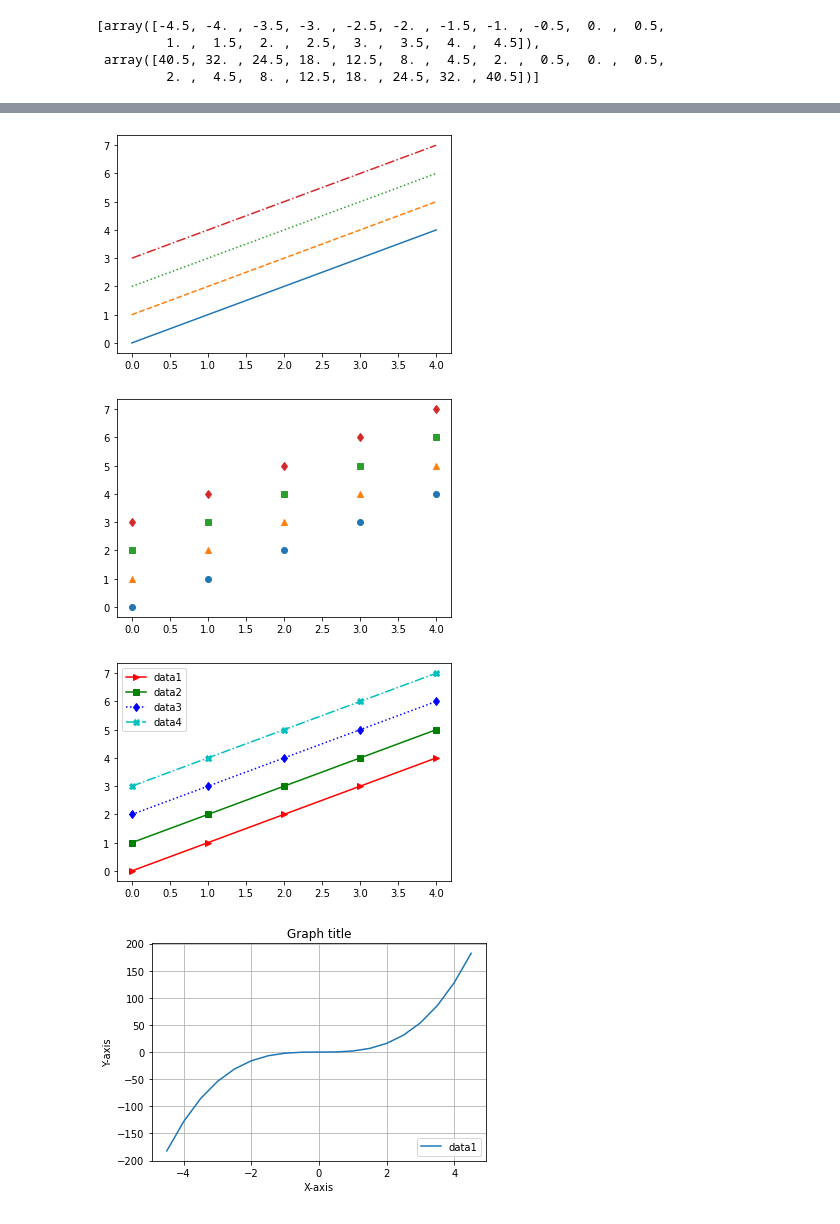
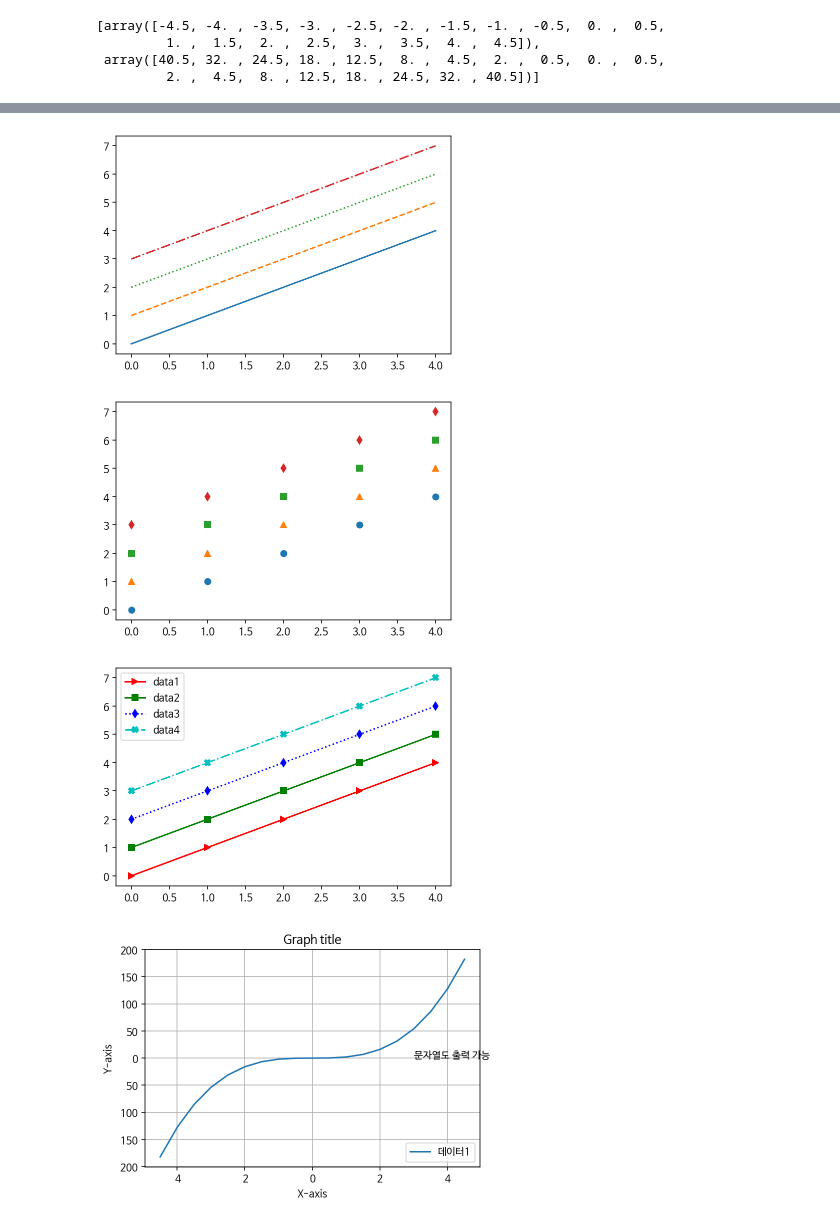
Before and after one commit to kim-hyun-ho/study, a Jupyter notebook: 시각화.ipynb, the cells around one changed output, grey strips where cells are left out. Drawn from its saved outputs; the diff is of its cells as text; code cells hidden in the pictures.

```diff
--- a/시각화.ipynb
+++ b/시각화.ipynb
@@ -4,0 +3,16 @@ import matplotlib.pyplot as plt
+# %%
+import matplotlib as mpl
+import matplotlib.pyplot as plt
+import warnings
+warnings.filterwarnings(action='ignore')
+
+%config InlineBackend.figure_format = 'retina'
+%matplotlib inline
+
+!apt -qq -y install fonts-nanum
+
+import matplotlib.font_manager as fm
+fontpath = '/usr/share/fonts/truetype/nanum/NanumBarunGothic.ttf'
+font = fm.FontProperties(fname=fontpath, size=9)
+plt.rc('font', family='NanumBarunGothic')
+mpl.font_manager._rebuild()
@@ -136,29 +156,30 @@ plt.show()
 plt.plot(x,y1,'-',x,y2,'--',x,y3,':',x,y4,'-.')
 plt.show()
 # %% [output]
-[figure, old version]
+[figure, new version]
 # %%
 plt.plot(x,y1,'o',x,y2,'^',x,y3,'s',x,y4,'d') #s: square 사각형 , d: diamond 모양
 plt.show()
 # %% [output]
-[figure, old version]
+[figure, new version]
 # %%
 plt.plot(x,y1,'>-r',x,y2,'s-g',x,y3,'d:b',x,y4,'-.Xc') #혼합지정
 plt.legend(['data1','data2','data3','data4'])#범례
 plt.show()
 # %% [output]
-[figure, old version]
+[figure, new version]
 # %%
 #라벨,제목,격자,범례,문자열 표시
 x=np.arange(-4.5,5,0.5)
 y=2*x**3
 plt.plot(x,y)
 plt.xlabel('X-axis')
 plt.ylabel('Y-axis')
 plt.title('Graph title')
 # plt.grid(True)
 plt.grid() #위와 동일
-plt.legend(['data1'], loc='lower right') #loc:위치 지정
+plt.legend(['데이터1'], loc='lower right') #loc:위치 지정
+plt.text(3,0,'문자열도 출력 가능')
 plt.show()
 # %% [output]
-[figure, old version]
+[figure, new version]
```
Also changed, not shown: parts of 51 cells of this notebook.
